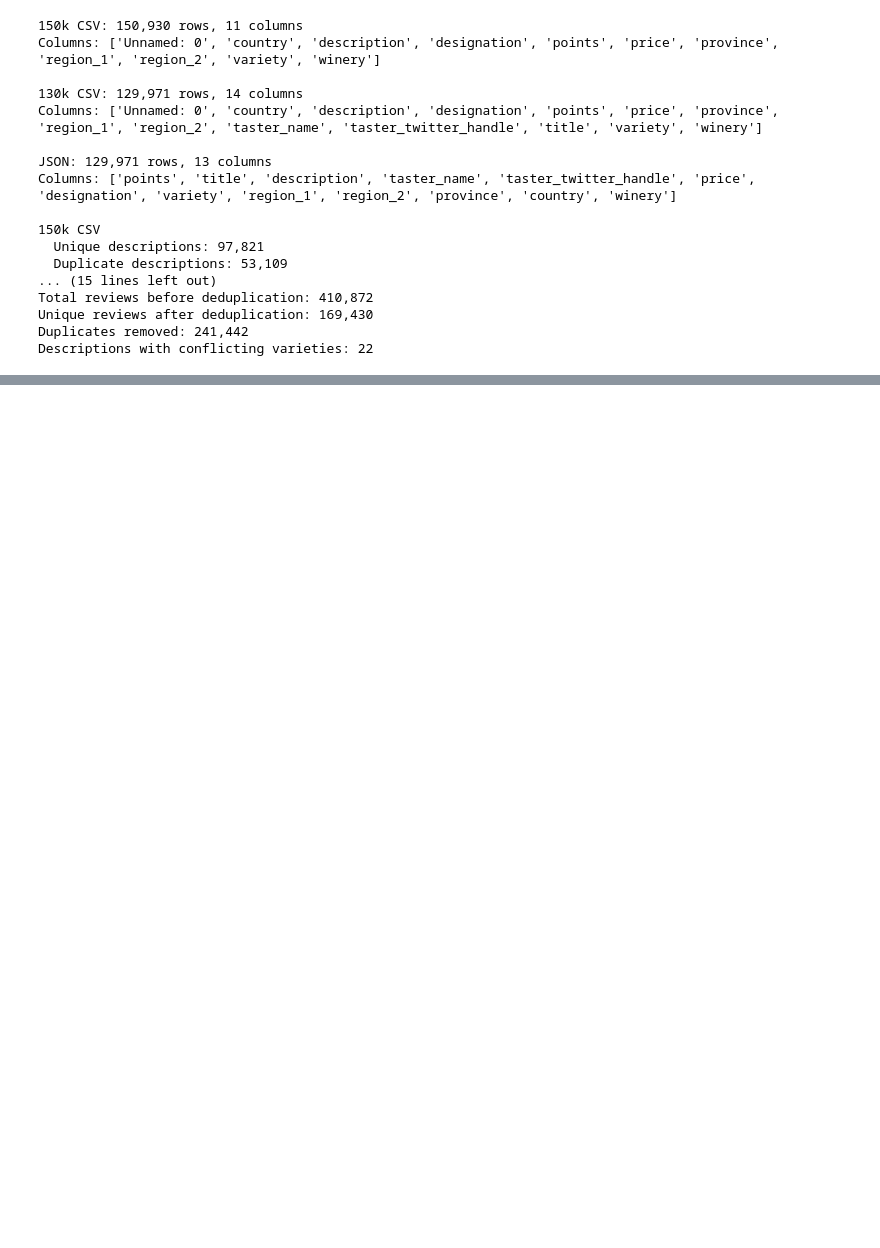
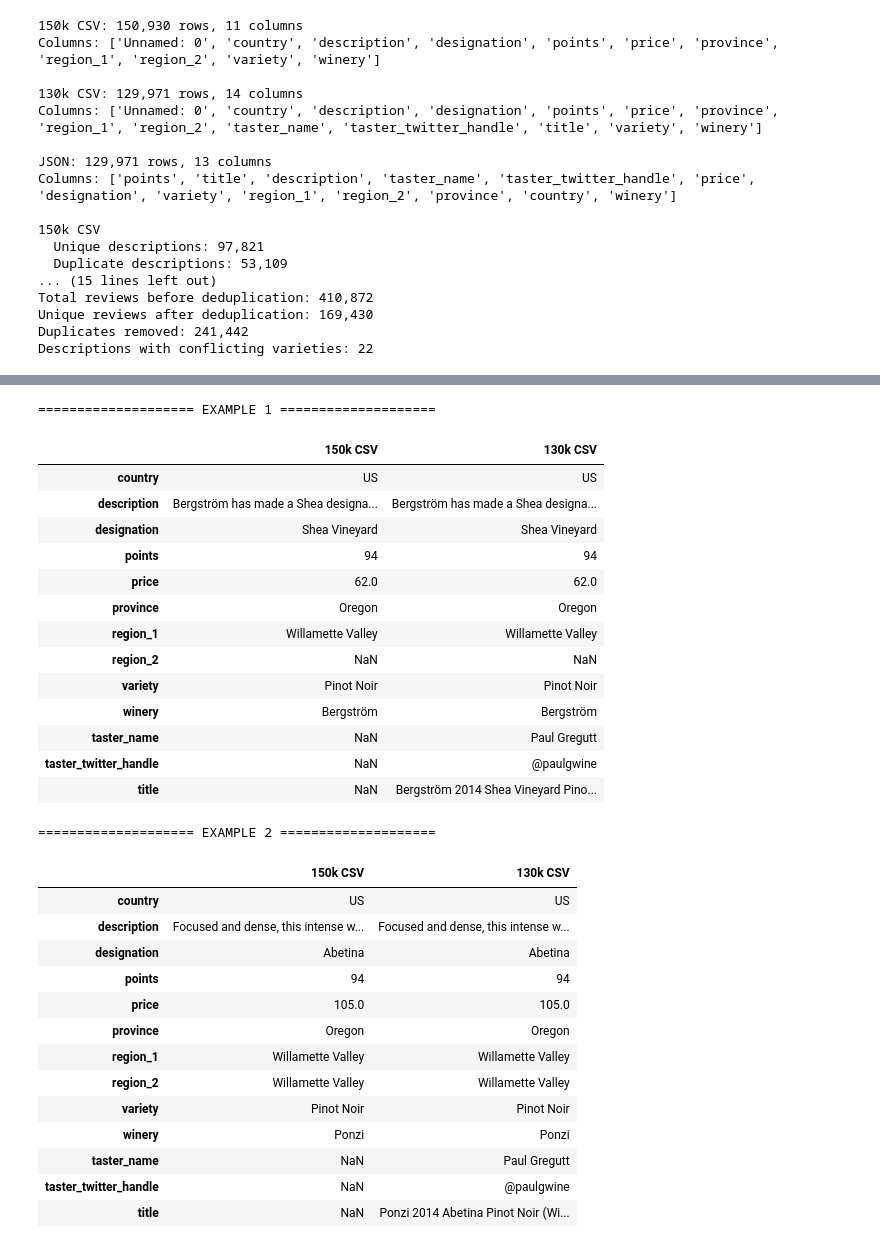
Before and after one commit to Dilraj112358/4401project3, a Jupyter notebook: minh_eda.ipynb, the cells around one changed output, grey strips where cells are left out. Drawn from its saved outputs; the diff is of its cells as text; code cells hidden in the pictures; blank space fills up the shorter version.

```diff
--- a/minh_eda.ipynb
+++ b/minh_eda.ipynb
@@ -169,0 +219,70 @@ with pd.option_context(
+# %%
+a = df.copy()
+b = df2.copy()
+
+for data in [a, b]:
+    data["description_key"] = (
+        data["description"].astype("string").str.strip().str.casefold()
+    )
+
+shared = (
+    a.loc[
+        a["description_key"].notna()
+        & a["description_key"].ne("")
+        & a["description_key"].isin(b["description_key"]),
+        "description_key"
+    ]
+    .drop_duplicates()
+    .head(2)
+)
+
+with pd.option_context(
+    "display.max_columns", None,
+    "display.max_colwidth", None,
+    "display.max_rows", None,
+    "display.width", 1000
+):
+    for i, desc in enumerate(shared, 1):
+        old = a[a["description_key"] == desc].iloc[[0]]
+        new = b[b["description_key"] == desc].iloc[[0]]
+
+        comparison = pd.concat([
+            old.drop(columns=["description_key", "Unnamed: 0"], errors="ignore").T,
+            new.drop(columns=["description_key", "Unnamed: 0"], errors="ignore").T
+        ], axis=1)
+
+        comparison.columns = ["150k CSV", "130k CSV"]
+
+        print(f"\n{'=' * 20} EXAMPLE {i} {'=' * 20}")
+        display(comparison)
+# %% [output]
+==================== EXAMPLE 1 ====================
+|  | 150k CSV | 130k CSV |
+| country | US | US |
+| description | Bergström has made a Shea designa... | Bergström has made a Shea designa... |
+| designation | Shea Vineyard | Shea Vineyard |
+| points | 94 | 94 |
+| price | 62.0 | 62.0 |
+| province | Oregon | Oregon |
+| region_1 | Willamette Valley | Willamette Valley |
+| region_2 | NaN | NaN |
+| variety | Pinot Noir | Pinot Noir |
+| winery | Bergström | Bergström |
+| taster_name | NaN | Paul Gregutt |
+| taster_twitter_handle | NaN | @paulgwine |
+| title | NaN | Bergström 2014 Shea Vineyard Pino... |
+==================== EXAMPLE 2 ====================
+|  | 150k CSV | 130k CSV |
+| country | US | US |
+| description | Focused and dense, this intense w... | Focused and dense, this intense w... |
+| designation | Abetina | Abetina |
+| points | 94 | 94 |
+| price | 105.0 | 105.0 |
+| province | Oregon | Oregon |
+| region_1 | Willamette Valley | Willamette Valley |
+| region_2 | Willamette Valley | Willamette Valley |
+| variety | Pinot Noir | Pinot Noir |
+| winery | Ponzi | Ponzi |
+| taster_name | NaN | Paul Gregutt |
+| taster_twitter_handle | NaN | @paulgwine |
+| title | NaN | Ponzi 2014 Abetina Pinot Noir (Wi... |
```
Also changed, not shown: parts of 5 cells of this notebook.
